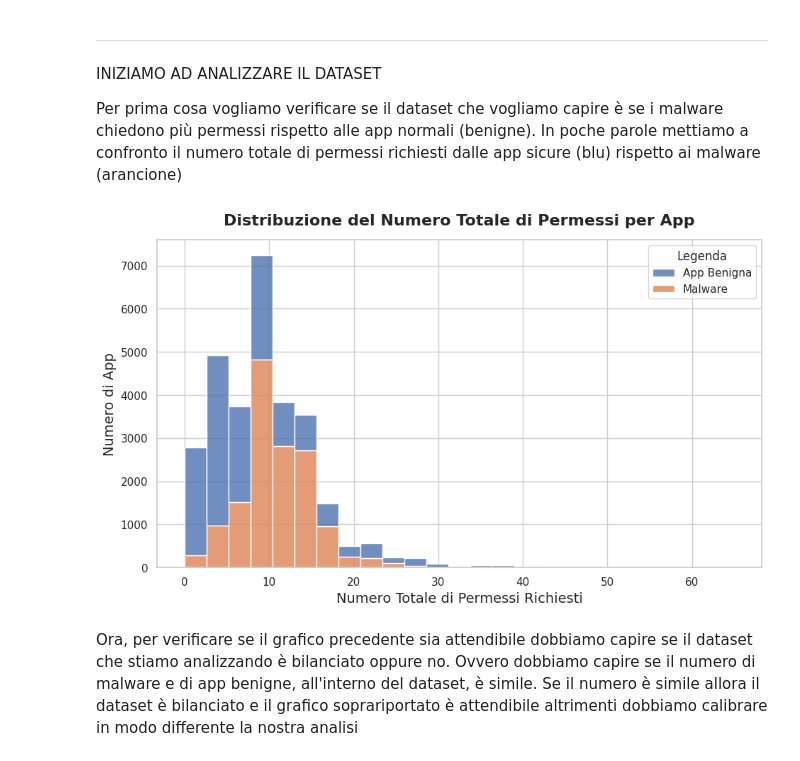
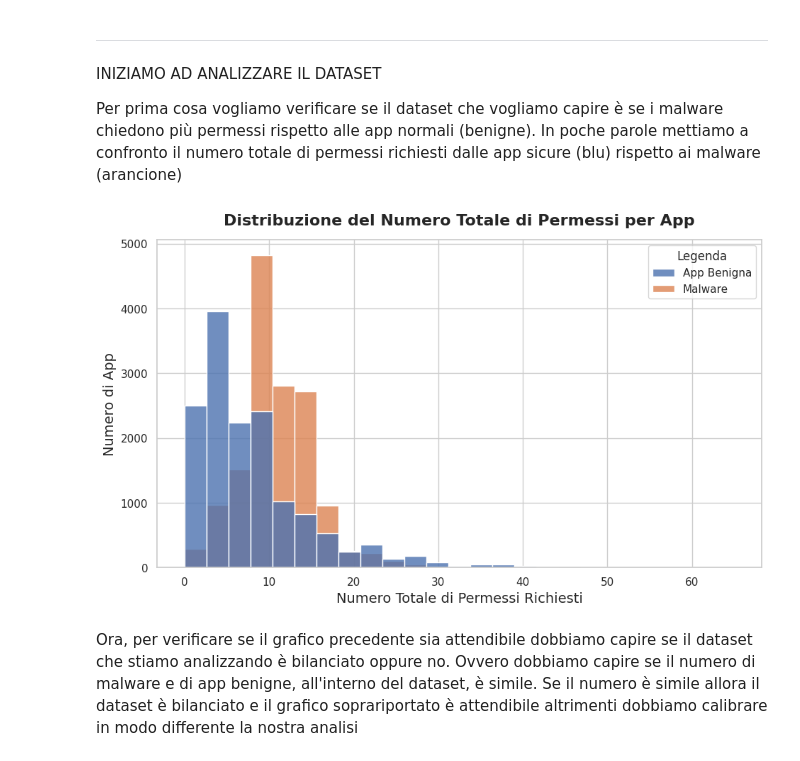
Before and after one commit to stefa54sm-ai/Analisi-DataSet, a Jupyter notebook: Analisi_Dataset.ipynb, the cells around one changed output. Saved outputs shown, nothing was run; the diff lists cells and outputs as text; code cells hidden in the pictures.

```diff
--- a/Analisi_Dataset.ipynb
+++ b/Analisi_Dataset.ipynb
@@ -106,35 +106,35 @@ df = pd.concat([X, y], axis=1)
 # 0 = App Benigna (blu), 1 = Malware (arancione/rosso)
 df['Legenda'] = df['Result'].map({0: 'App Benigna', 1: 'Malware'})
 
 # Calcoliamo una nuova colonna: quanti permessi richiede in totale ciascuna app?
 # Sommiamo i valori (1) di tutte le colonne dei permessi per ogni riga
 df['total_permissions'] = X.sum(axis=1)
 
 # Impostiamo lo stile pulito
 sns.set_theme(style="whitegrid")
 plt.figure(figsize=(11, 6))
 
 # Creiamo l'istogramma suddividendo i colori in base al target ('Result': malware vs benigno)
 # 'multiple="stack"' impila le barre per vedere il totale complessivo e la proporzione
 sns.histplot(
     data=df,
     x='total_permissions',
     hue='Legenda',          # Colora diversamente in base al risultato (malware o no)
     bins=25,
-    multiple="stack",
+    multiple="layer",
     palette=['#4C72B0', '#DD8452'],
     alpha=0.8
 )
 
 # Aggiungiamo titolo ed etichette
 plt.title('Distribuzione del Numero Totale di Permessi per App', fontsize=16, pad=15, fontweight='bold')
 plt.xlabel('Numero Totale di Permessi Richiesti', fontsize=14)
 plt.ylabel('Numero di App', fontsize=14)
 
 # Mostriamo il grafico
 plt.show()
 # %% [output]
-[figure, old version]
+[figure, new version]
 # %% [markdown]
 Ora, per verificare se il grafico precedente sia attendibile dobbiamo capire se il dataset che stiamo analizzando è bilanciato oppure no. Ovvero dobbiamo capire se il numero di malware e di app benigne, all'interno del dataset, è simile. Se il numero è simile allora il dataset è bilanciato e il grafico soprariportato è attendibile altrimenti dobbiamo calibrare in modo differente la nostra analisi
 # %%
```
Also changed, not shown: parts of 10 cells of this notebook.
